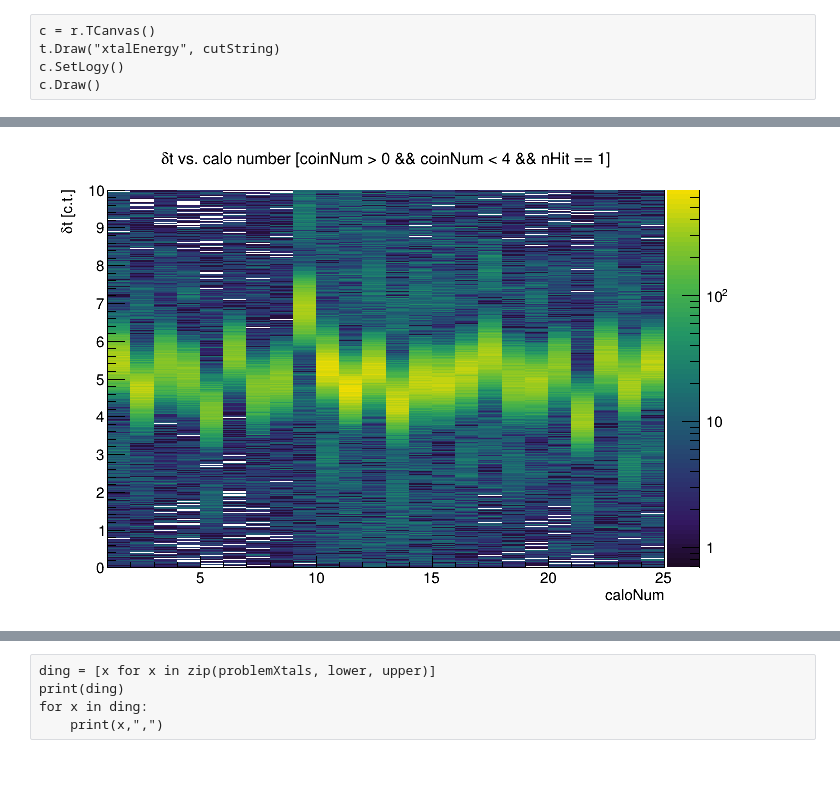
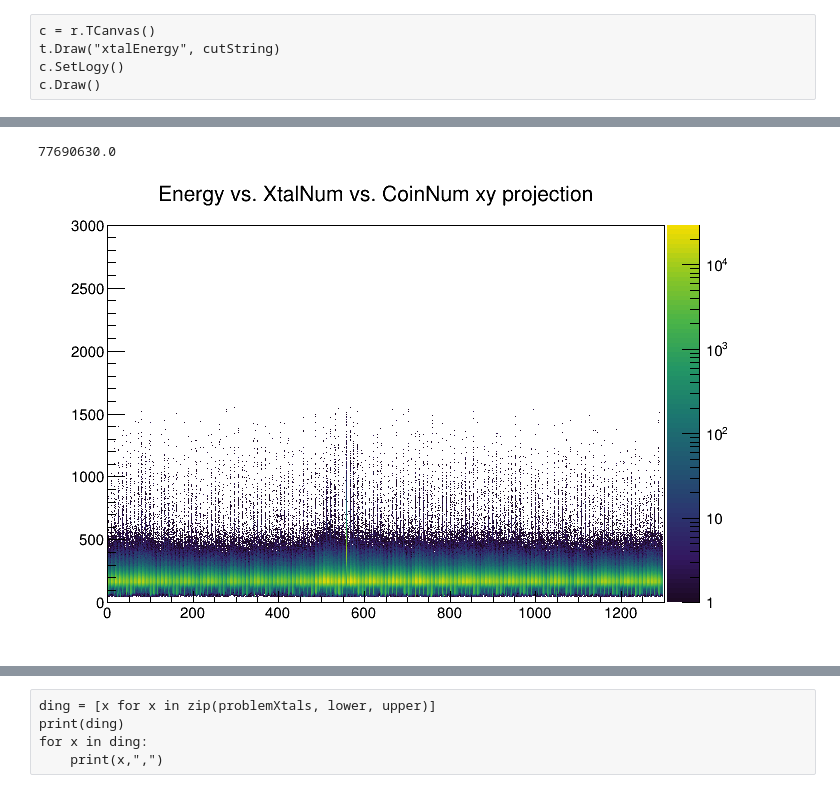
Before and after one commit to jlabounty/g-2, a Jupyter notebook: detectorOps/deltaT/calibrateXtals.ipynb, the cells around one changed output, grey strips where cells are left out. Cells and saved outputs as stored; diff of their text form; code cells hidden in the pictures.

Commit message:
Updates utilities used for finding the relative energy/gain calibration constants for the calorimeters

```diff
--- a/detectorOps/deltaT/calibrateXtals.ipynb
+++ b/detectorOps/deltaT/calibrateXtals.ipynb
@@ -8,8 +8,11 @@ To return to non-interactive plots (default state), run: noint()
 #f = r.TFile("./data/gm2lostMuonTree_full_run2timingoffsets.root")
 #f = r.TFile("./data/gm2offline_full_allSubruns.root") # energy ending at 1000
 #f = r.TFile("./data/gm2offline_full_allRuns_EnergyFix.root")
-f = r.TFile("./data/gm2offline_full_26276471_29925.00031.root") #1 file with run3 templates
+#f = r.TFile("./data/gm2offline_full_26276471_29925.00031.root") #1 file with run3 templates
 #f = r.TFile("./data/results_LostMuons_ForEnergyCalibration.root") #results of all lost muon runs with run3 templates.
+f = r.TFile("./data/results_intermediateStage_1572files_mipRunPostDisk.root") #all files post disk run
+f = r.TFile("./data/post_disk/gm2offline_full.root")
+f = r.TFile("./data/post_disk/Jan10_withEnergyAndIntraAndInterCalib_energy_vs_xtal_vs_coinNum.root")
 f.cd("lostMuonTree")
 f.ls()
 
@@ -41,0 +65,24 @@ c.Draw()
+# %%
+if(getHistFromFile):
+    #fhist = r.TFile("./data/xtalEnergy_vs_XtalNum_ForEnergyCalibration.root")
+    #c = fhist.Get("c1")
+    #allEnergies = c.GetPrimitive("energyXtal").Clone("energyXtal")
+    #allEnergies.SetDirectory(0)
+    fhist = r.TFile(fin_hist)
+    c = fhist.Get("c1")
+    print([x for x in c.GetListOfPrimitives()])
+    allEnergies_3D = c.GetPrimitive("hist").Clone("energyXtal_3D")
+    allEnergies_3D.SetDirectory(0)
+    if(singleCoincidence):
+        allEnergies_3D.GetZaxis().SetRangeUser(coincidenceNumber,coincidenceNumber+0.1)
+    else:
+        allEnergies_3D.GetZaxis().SetRangeUser(coincidenceNumber[0],coincidenceNumber[1]+0.1)
+    allEnergies = allEnergies_3D.Project3D("xy").Clone("energyXtal")
+    allEnergies.SetDirectory(0)
+else:
+    allEnergies = r.TH2D("energyXtal","Xtal Energies; Xtal Number; Energy [MeV-ish]", 1296,-0.5,1295.5,400,0.0,3000.0)
+    t.Draw("xtalEnergy:(caloNum-1)*54 + xtalNum>>energyXtal",cutString,"goff")
+
+c = r.TCanvas()
+allEnergies.Draw()
+c.Draw()
@@ -42,9 +214,9 @@ c.Draw()
 # %%
 c = r.TCanvas()
-deltaTCalos.Draw("colz")
+allEnergies.Draw("colz")
+print(allEnergies.GetEntries())
+c.SetLogz()
 c.Draw()
-c.SetLogz()
-
-#c.Print("./deltaTCalos.root")
 # %% [output]
+77690630.0
-[figure, old version]
+[figure, new version]
```
Also changed, not shown: parts of 68 cells of this notebook, 27 other files.
